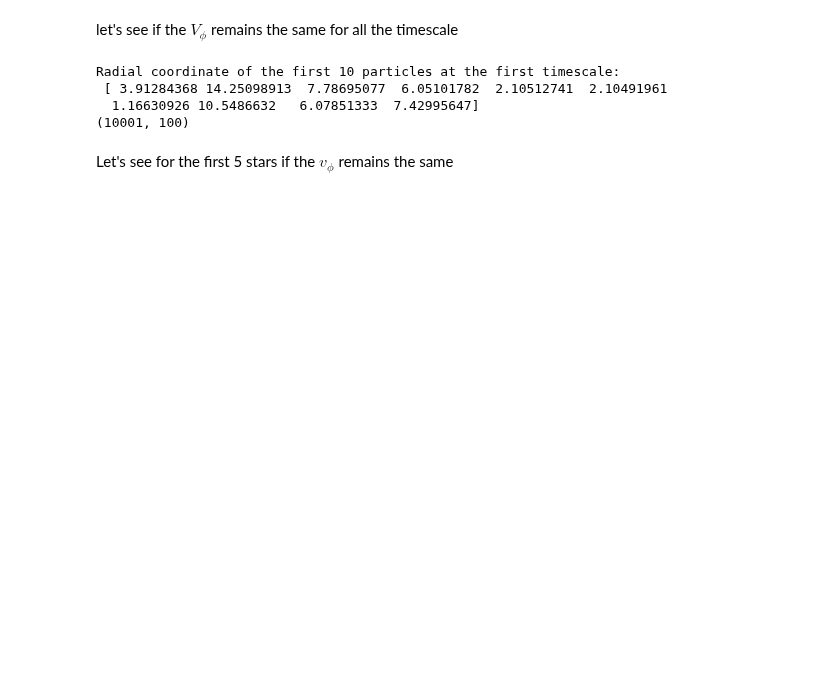
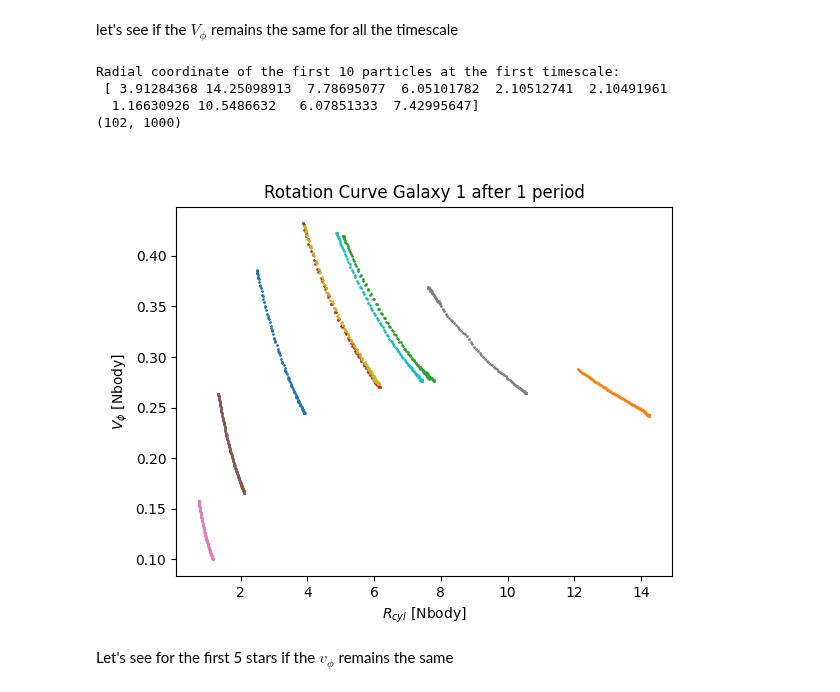
Before and after one commit to giadaaggio/compastro_23, a Jupyter notebook: GAMALOS/gamalos_copy_Marco.ipynb, the cells around one changed output. Drawn from its saved outputs; the diff is of its cells as text; code cells hidden in the pictures; blank space fills up the shorter version.

```diff
--- a/GAMALOS/gamalos_copy_Marco.ipynb
+++ b/GAMALOS/gamalos_copy_Marco.ipynb
@@ -235,23 +230,31 @@ let's see if the $V_{\phi}$ remains the same for all the timescale
 # %%
 # convert to cylindrical coordinates for all the timmeframe
 
 Rcyl = np.linalg.norm(Galaxy1_orbit[:, :, :2], axis=2)    # radial coordinate for each timeframe and particle
 print('Radial coordinate of the first 10 particles at the first timescale: \n',Rcyl[0,1:11])
 
 phi = np.zeros_like(Rcyl)
 for i in range(Rcyl.shape[0]):
     phi[i,:] = np.arctan2(Galaxy1_orbit[i, :, 1], Galaxy1_orbit[i, :, 0])    # azimuthal coordinate for each timeframe and particle
 
 
 z = Galaxy1_orbit[:,:,2]                                                     # vertical coordinate for each timeframe and particle
 
 vel_phi = Galaxy1_stars_vel[:,:,1] * np.cos(phi) - Galaxy1_stars_vel[:,:,0] * np.sin(phi)
 print(vel_phi.shape)
+
+plt.figure()
+plt.plot(Rcyl[:,1:11], vel_phi[:,1:11], 'o', markersize=1)
+plt.xlabel("$R_{cyl}$ [Nbody]")
+plt.ylabel("$V_{\phi}$ [Nbody]")
+plt.title("Rotation Curve Galaxy 1 after 1 period")
+plt.show()
 # %% [output]
 Radial coordinate of the first 10 particles at the first timescale:
  [ 3.91284368 14.25098913  7.78695077  6.05101782  2.10512741  2.10491961
   1.16630926 10.5486632   6.07851333  7.42995647]
-(10001, 100)
+(102, 1000)
+[figure, added]
 # %% [markdown]
 Let's see for the first 5 stars if the $v_{\phi}$ remains the same
 # %%
```
Also changed, not shown: parts of 10 cells of this notebook.
